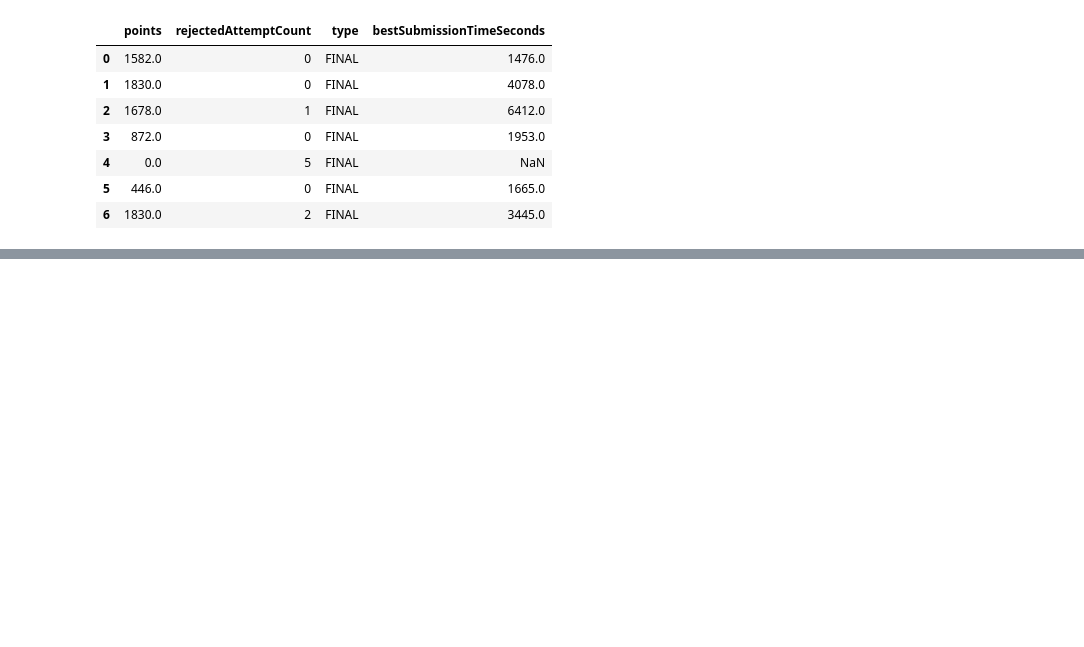
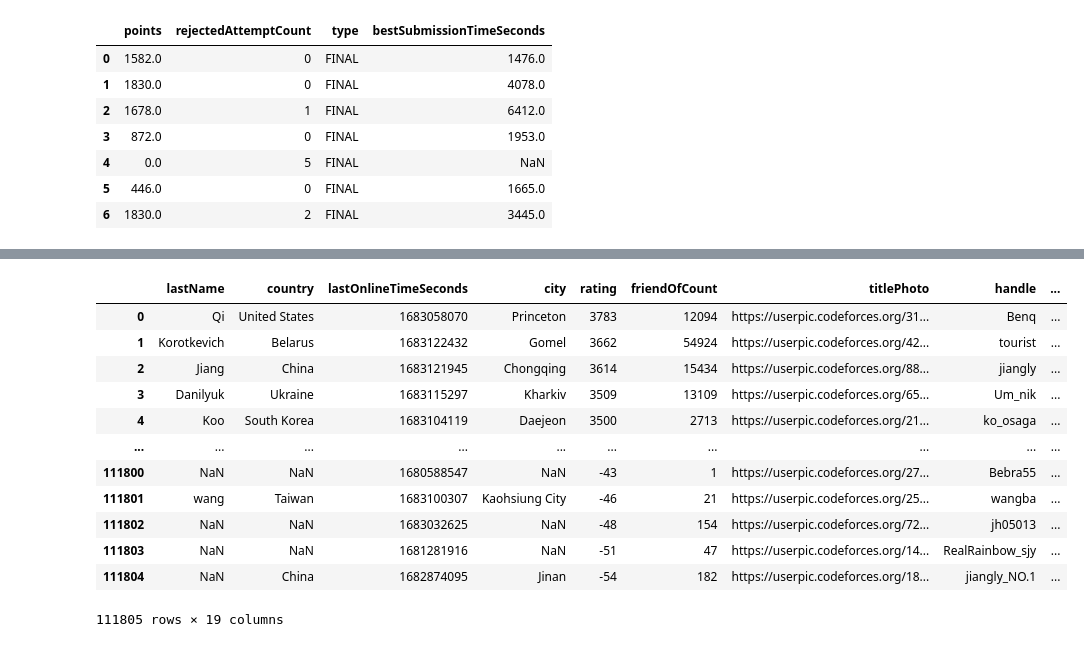
Before and after one commit to Eslam21/Codeforces_data_mining, a Jupyter notebook: Codeforces_Analysis.ipynb, the cells around one changed output, grey strips where cells are left out. Saved outputs shown, nothing was run; the diff lists cells and outputs as text; code cells hidden in the pictures; blank space fills up the shorter version.

Commit message:
"coolect" data

```diff
--- a/Codeforces_Analysis.ipynb
+++ b/Codeforces_Analysis.ipynb
@@ -128,0 +216,18 @@ standings_problems_results
+# %%
+user_info=requests.get("https://codeforces.com/api/user.ratedList?activeOnly=false&includeRetired=false").json()
+user_info=pd.DataFrame(user_info['result'])
+user_info
+# %% [output]
+|  | lastName | country | lastOnlineTimeSeconds | city | rating | friendOfCount | titlePhoto | handle | ... |
+| 0 | Qi | United States | 1683058070 | Princeton | 3783 | 12094 | https://userpic.codeforces.org/31... | Benq | ... |
+| 1 | Korotkevich | Belarus | 1683122432 | Gomel | 3662 | 54924 | https://userpic.codeforces.org/42... | tourist | ... |
+| 2 | Jiang | China | 1683121945 | Chongqing | 3614 | 15434 | https://userpic.codeforces.org/88... | jiangly | ... |
+| 3 | Danilyuk | Ukraine | 1683115297 | Kharkiv | 3509 | 13109 | https://userpic.codeforces.org/65... | Um_nik | ... |
+| 4 | Koo | South Korea | 1683104119 | Daejeon | 3500 | 2713 | https://userpic.codeforces.org/21... | ko_osaga | ... |
+| ... | ... | ... | ... | ... | ... | ... | ... | ... | ... |
+| 111800 | NaN | NaN | 1680588547 | NaN | -43 | 1 | https://userpic.codeforces.org/27... | Bebra55 | ... |
+| 111801 | wang | Taiwan | 1683100307 | Kaohsiung City | -46 | 21 | https://userpic.codeforces.org/25... | wangba | ... |
+| 111802 | NaN | NaN | 1683032625 | NaN | -48 | 154 | https://userpic.codeforces.org/72... | jh05013 | ... |
+| 111803 | NaN | NaN | 1681281916 | NaN | -51 | 47 | https://userpic.codeforces.org/14... | RealRainbow_sjy | ... |
+| 111804 | NaN | China | 1682874095 | Jinan | -54 | 182 | https://userpic.codeforces.org/18... | jiangly_NO.1 | ... |
+111805 rows × 19 columns
```
Also changed, not shown: parts of 12 cells of this notebook.
